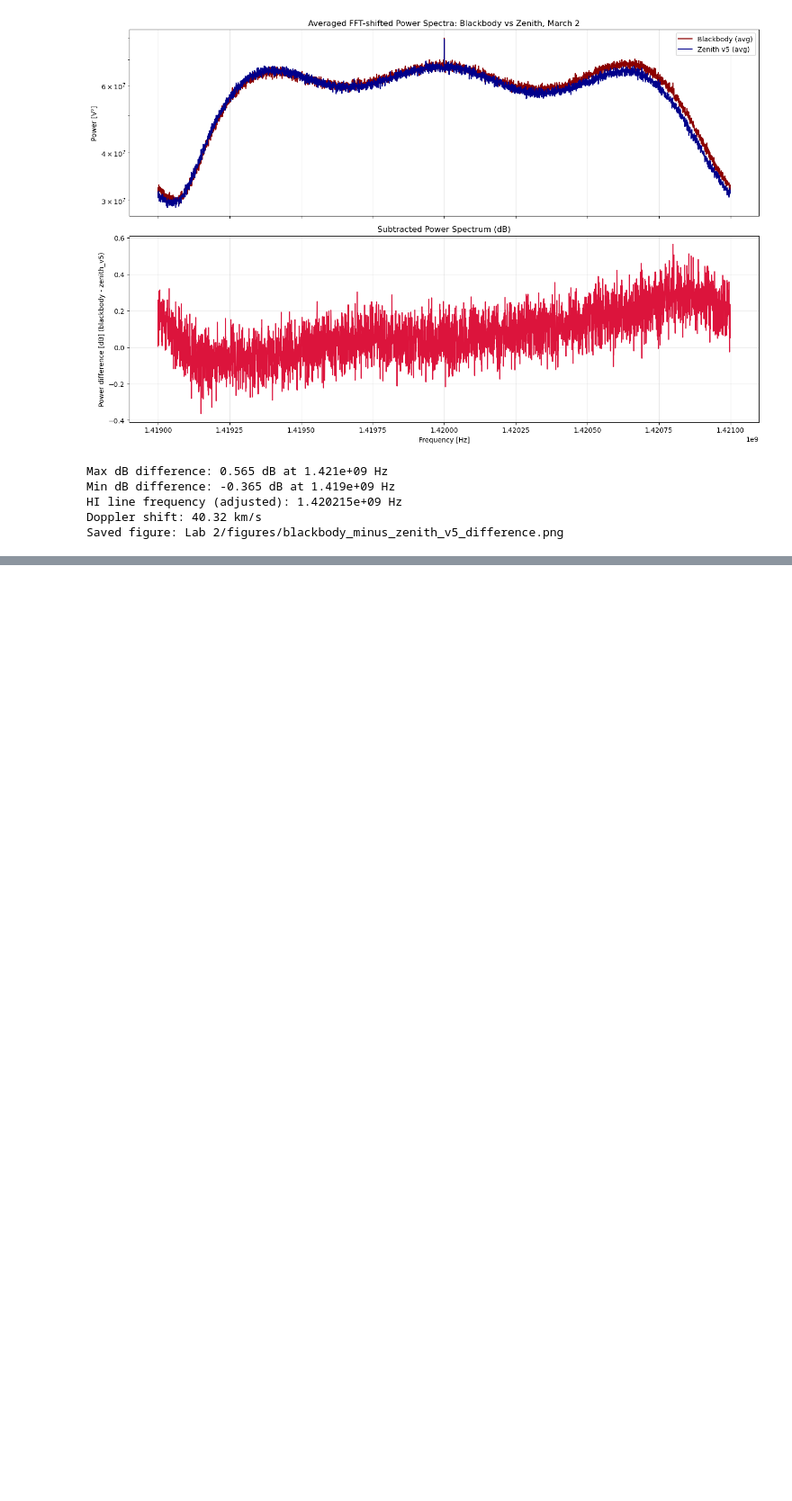
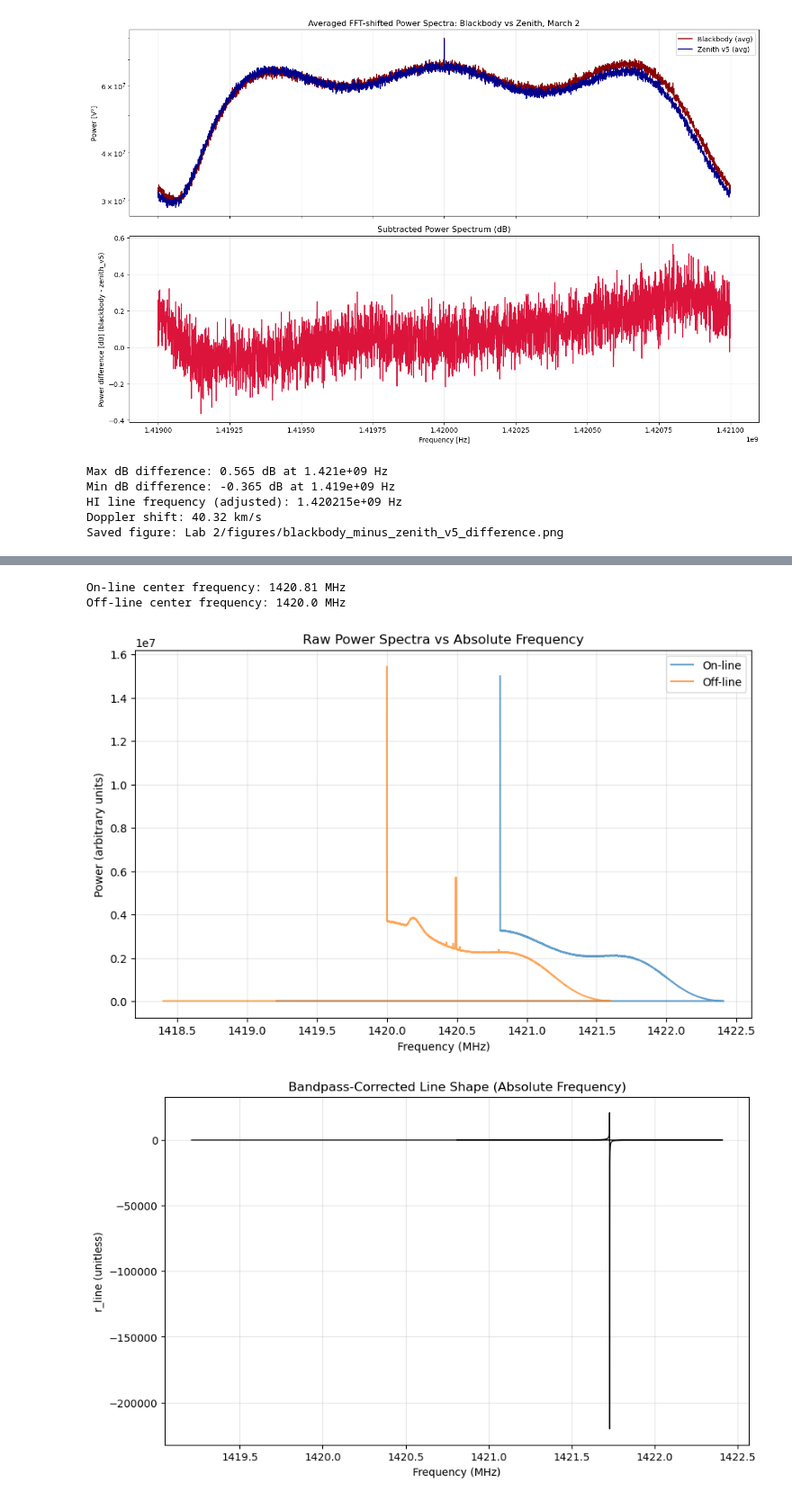
Before and after one commit to averybooks/radiolab2026-Cal, a Jupyter notebook: LAB2_code.ipynb, the cells around one changed output, grey strips where cells are left out. Shown at 90% size. Cells and saved outputs as stored; diff of their text form; code cells hidden in the pictures; blank space fills up the shorter version.

```diff
--- a/LAB2_code.ipynb
+++ b/LAB2_code.ipynb
@@ -231,0 +453,48 @@ plt.tight_layout()
+# %%
+# Get center frequencies
+f_center_on = on_data['center_freq'].item() / 1e6  # MHz
+f_center_off = off_data['center_freq'].item() / 1e6  # MHz
+
+print(f"On-line center frequency: {f_center_on} MHz")
+print(f"Off-line center frequency: {f_center_off} MHz")
+
+# Create absolute frequency axes
+freqs_on_abs = freqs + f_center_on
+freqs_off_abs = freqs + f_center_off
+
+# Plot vs absolute frequency
+plt.figure(figsize=(10, 6))
+plt.plot(freqs_on_abs, on_power, label='On-line', alpha=0.7)
+plt.plot(freqs_off_abs, off_power, label='Off-line', alpha=0.7)
+plt.xlabel('Frequency (MHz)')
+plt.ylabel('Power (arbitrary units)')
+plt.title('Raw Power Spectra vs Absolute Frequency')
+plt.legend()
+plt.grid(True, alpha=0.3)
+plt.show()
+
+# To properly compute ratio, we need to interpolate onto same frequency grid
+from scipy import interpolate
+
+# Interpolate off spectrum onto on-line frequency grid
+interp_off = interpolate.interp1d(freqs_off_abs, off_power,
+                                  kind='linear',
+                                  bounds_error=False,
+                                  fill_value='extrapolate')
+off_power_interp = interp_off(freqs_on_abs)
+
+# Compute corrected ratio
+r_line_corrected = on_power / off_power_interp
+
+plt.figure(figsize=(10, 6))
+plt.plot(freqs_on_abs, r_line_corrected, 'k-', linewidth=1)
+plt.xlabel('Frequency (MHz)')
+plt.ylabel('r_line (unitless)')
+plt.title('Bandpass-Corrected Line Shape (Absolute Frequency)')
+plt.grid(True, alpha=0.3)
+plt.show()
+# %% [output]
+On-line center frequency: 1420.81 MHz
+Off-line center frequency: 1420.0 MHz
+[figure, added]
+[figure, added]
```
Also changed, not shown: parts of 26 cells of this notebook, 8 other files.
